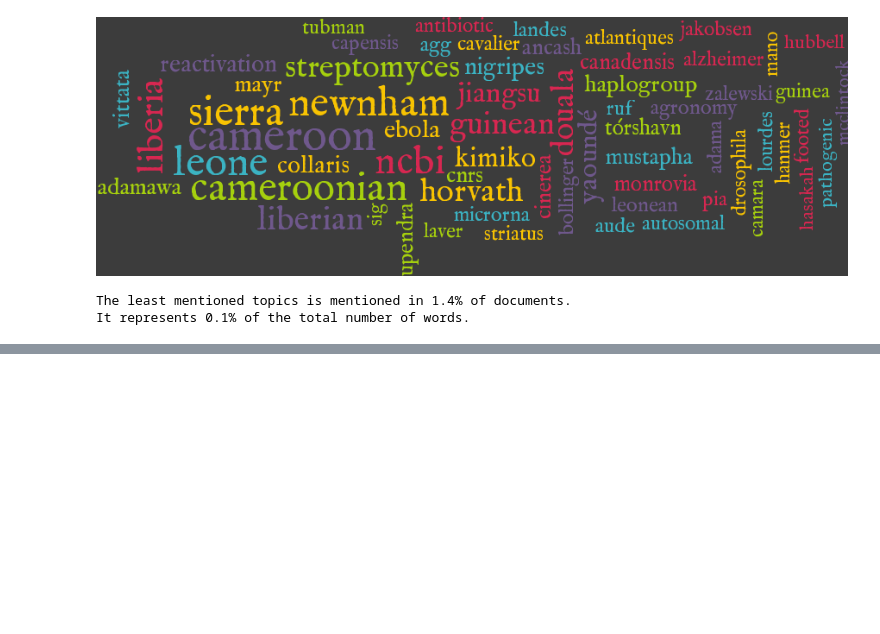
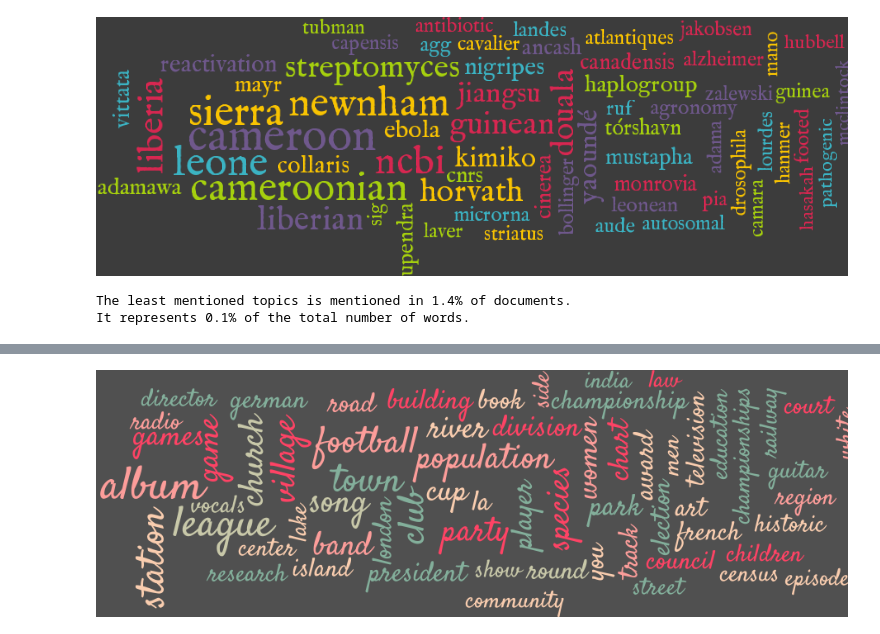
Before and after one commit to WhitneyOnTheWeb/JupyterNotebooks, a Jupyter notebook: Machine Learning/MachineLearningWithPythonCh4.ipynb, the cells around one changed output, grey strips where cells are left out. Saved outputs shown, nothing was run; the diff lists cells and outputs as text; code cells hidden in the pictures; blank space fills up the shorter version.

```diff
--- a/Machine Learning/MachineLearningWithPythonCh4.ipynb
+++ b/Machine Learning/MachineLearningWithPythonCh4.ipynb
@@ -593,0 +686,10 @@ After this project, we truly have the best words.
+# %%
+create_cloud('./{0}_hdptopic2.png'.format(name), df_wikihdptopics.loc[24, 'topics']
+             , fontname='Satisfy'
+             , colors=COLOR_SCHEMES['sugar']
+             , background=(80, 80, 80, 255)
+             , maxsize=40
+             , minsize=5)
+Image(filename='./{0}_hdptopic2.png'.format(name))
+# %% [output]
+[figure, added]
```
Also changed, not shown: parts of 10 cells of this notebook.
